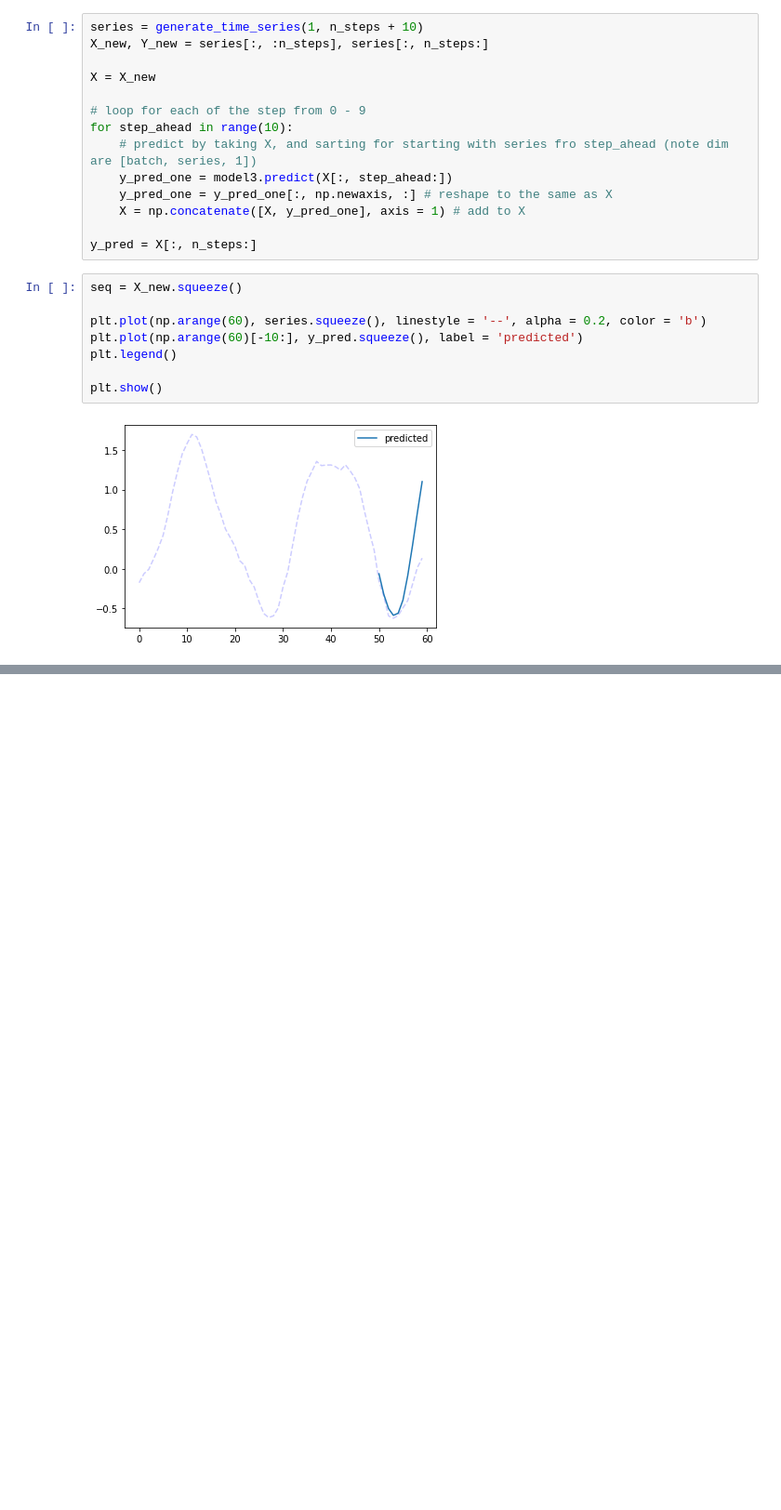
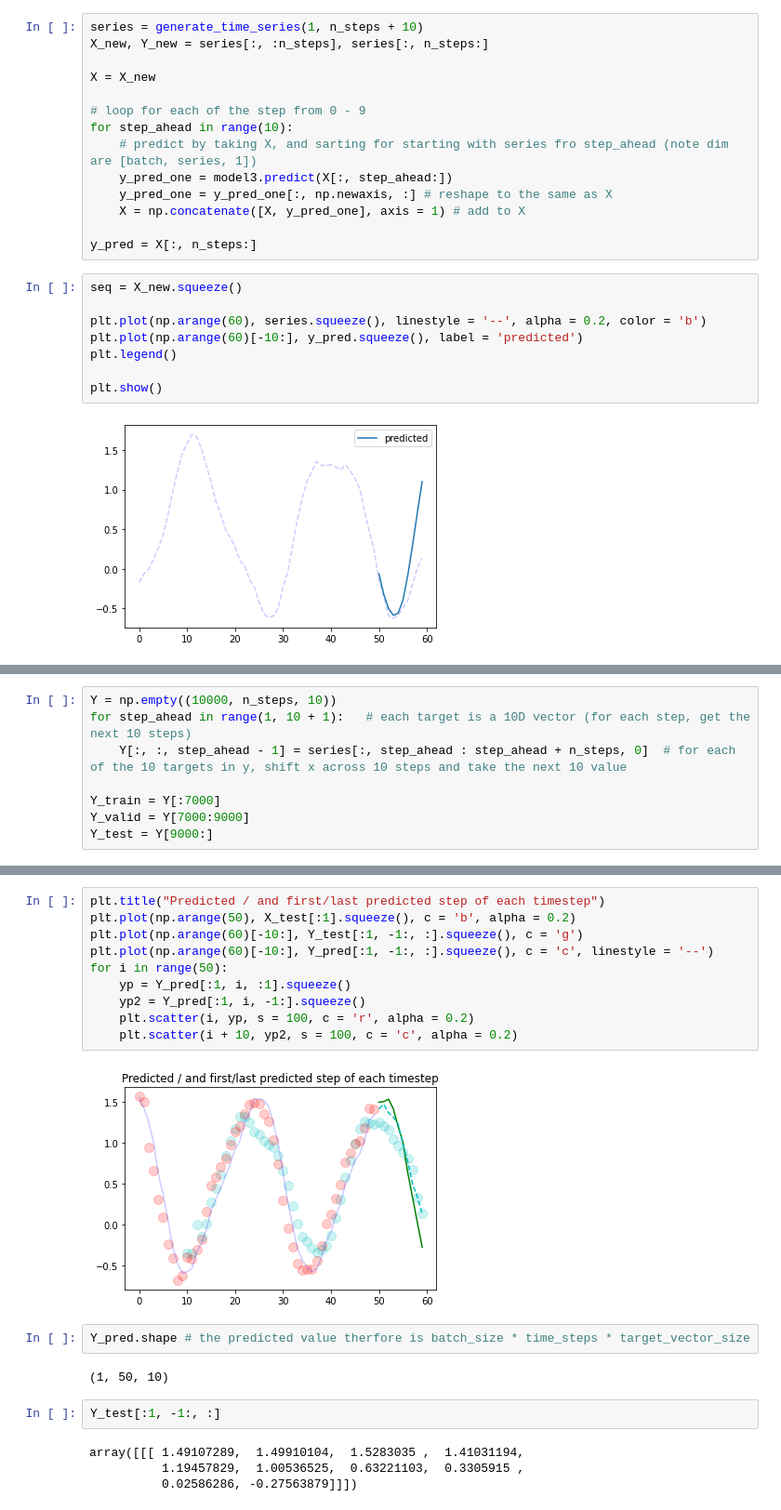
Before and after one commit to auslei/python, a Jupyter notebook: tensorflow/C1_Recurrent_neural_networks.ipynb, the cells around one changed output, grey strips where cells are left out. Shown at 93% size. Cells and saved outputs as stored; diff of their text form; blank space fills up the shorter version.

```diff
--- a/tensorflow/C1_Recurrent_neural_networks.ipynb
+++ b/tensorflow/C1_Recurrent_neural_networks.ipynb
@@ -214,0 +232,8 @@ plt.plot(np.arange(60)[-10:], y_pred.squeeze(), c = 'c', linestyle = '--')
+# %%
+Y = np.empty((10000, n_steps, 10))
+for step_ahead in range(1, 10 + 1):   # each target is a 10D vector (for each step, get the next 10 steps)
+    Y[:, :, step_ahead - 1] = series[:, step_ahead : step_ahead + n_steps, 0]  # for each of the 10 targets in y, shift x across 10 steps and take the next 10 value
+
+Y_train = Y[:7000]
+Y_valid = Y[7000:9000]
+Y_test = Y[9000:]
@@ -214,0 +276,22 @@ plt.plot(np.arange(60)[-10:], y_pred.squeeze(), c = 'c', linestyle = '--')
+# %%
+plt.title("Predicted / and first/last predicted step of each timestep")
+plt.plot(np.arange(50), X_test[:1].squeeze(), c = 'b', alpha = 0.2)
+plt.plot(np.arange(60)[-10:], Y_test[:1, -1:, :].squeeze(), c = 'g')
+plt.plot(np.arange(60)[-10:], Y_pred[:1, -1:, :].squeeze(), c = 'c', linestyle = '--')
+for i in range(50):
+    yp = Y_pred[:1, i, :1].squeeze()
+    yp2 = Y_pred[:1, i, -1:].squeeze()
+    plt.scatter(i, yp, s = 100, c = 'r', alpha = 0.2)
+    plt.scatter(i + 10, yp2, s = 100, c = 'c', alpha = 0.2)
+# %% [output]
+[figure, added]
+# %%
+Y_pred.shape # the predicted value therfore is batch_size * time_steps * target_vector_size
+# %% [output]
+(1, 50, 10)
+# %%
+Y_test[:1, -1:, :]
+# %% [output]
+array([[[ 1.49107289,  1.49910104,  1.5283035 ,  1.41031194,
+          1.19457829,  1.00536525,  0.63221103,  0.3305915 ,
+          0.02586286, -0.27563879]]])
```
Also changed, not shown: parts of 8 cells of this notebook.
